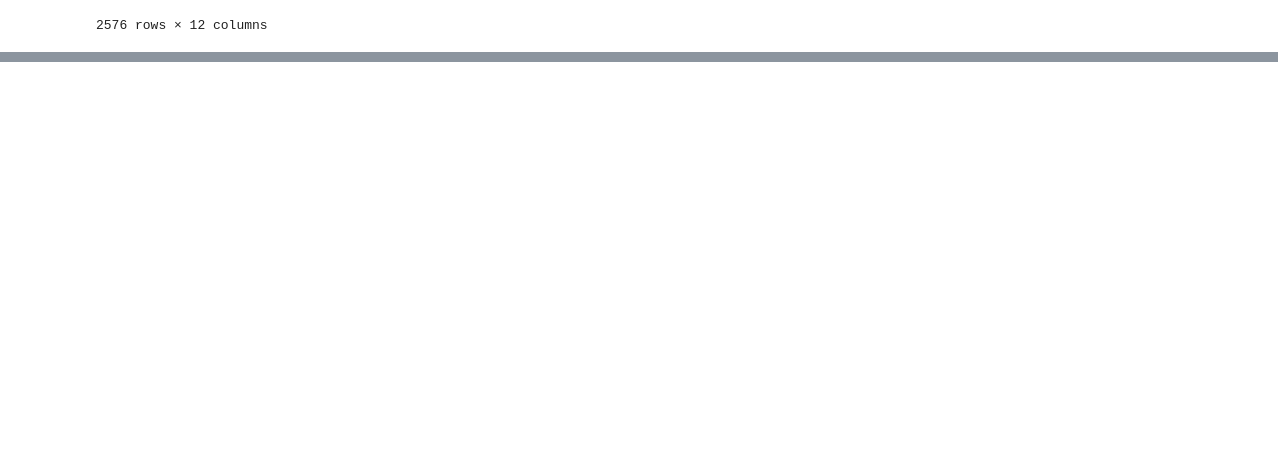
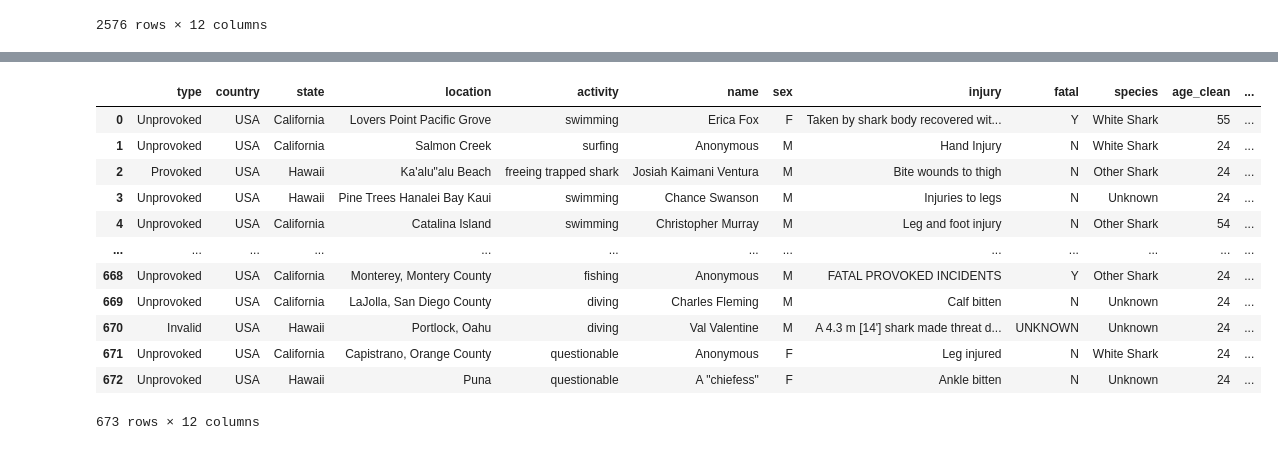
Before and after one commit to juaruibel/shark-attacks-manuel-juanjo, a Jupyter notebook: notebook_hipotesis.ipynb, the cells around one changed output, grey strips where cells are left out. Drawn from its saved outputs; the diff is of its cells as text; code cells hidden in the pictures; blank space fills up the shorter version.

```diff
--- a/notebook_hipotesis.ipynb
+++ b/notebook_hipotesis.ipynb
@@ -185,0 +223,12 @@ df_shark_attacks
+# %%
+# Creamos Dataframe
+
+df_california_hawaii = df_shark_attacks[(df_shark_attacks['state'] == 'California') | (df_shark_attacks['state'] == 'Hawaii')].copy()
+
+# Reseteamos `index`
+
+df_california_hawaii.reset_index(drop=True,inplace=True)
+
+# Comprobamos
+
+print(df_california_hawaii.count())
@@ -185,0 +275,18 @@ df_shark_attacks
+# %%
+# Visualización del dataframe
+
+df_california_hawaii
+# %% [output]
+|  | type | country | state | location | activity | name | sex | injury | fatal | species | age_clean | ... |
+| 0 | Unprovoked | USA | California | Lovers Point Pacific Grove | swimming | Erica Fox | F | Taken by shark body recovered wit... | Y | White Shark | 55 | ... |
+| 1 | Unprovoked | USA | California | Salmon Creek | surfing | Anonymous | M | Hand Injury | N | White Shark | 24 | ... |
+| 2 | Provoked | USA | Hawaii | Ka'alu"alu Beach | freeing trapped shark | Josiah Kaimani Ventura | M | Bite wounds to thigh | N | Other Shark | 24 | ... |
+| 3 | Unprovoked | USA | Hawaii | Pine Trees Hanalei Bay Kaui | swimming | Chance Swanson | M | Injuries to legs | N | Unknown | 24 | ... |
+| 4 | Unprovoked | USA | California | Catalina Island | swimming | Christopher Murray | M | Leg and foot injury | N | Other Shark | 54 | ... |
+| ... | ... | ... | ... | ... | ... | ... | ... | ... | ... | ... | ... | ... |
+| 668 | Unprovoked | USA | California | Monterey, Montery County | fishing | Anonymous | M | FATAL PROVOKED INCIDENTS | Y | Other Shark | 24 | ... |
+| 669 | Unprovoked | USA | California | LaJolla, San Diego County | diving | Charles Fleming | M | Calf bitten | N | Unknown | 24 | ... |
+| 670 | Invalid | USA | Hawaii | Portlock, Oahu | diving | Val Valentine | M | A 4.3 m [14'] shark made threat d... | UNKNOWN | Unknown | 24 | ... |
+| 671 | Unprovoked | USA | California | Capistrano, Orange County | questionable | Anonymous | F | Leg injured | N | White Shark | 24 | ... |
+| 672 | Unprovoked | USA | Hawaii | Puna | questionable | A "chiefess" | F | Ankle bitten | N | Unknown | 24 | ... |
+673 rows × 12 columns
```
Also changed, not shown: parts of 9 cells of this notebook.
